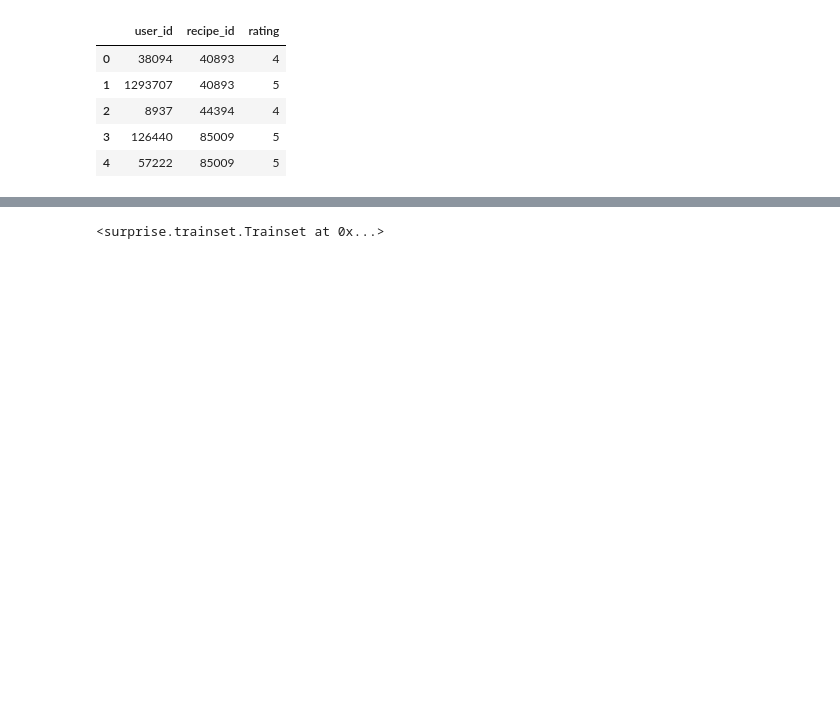
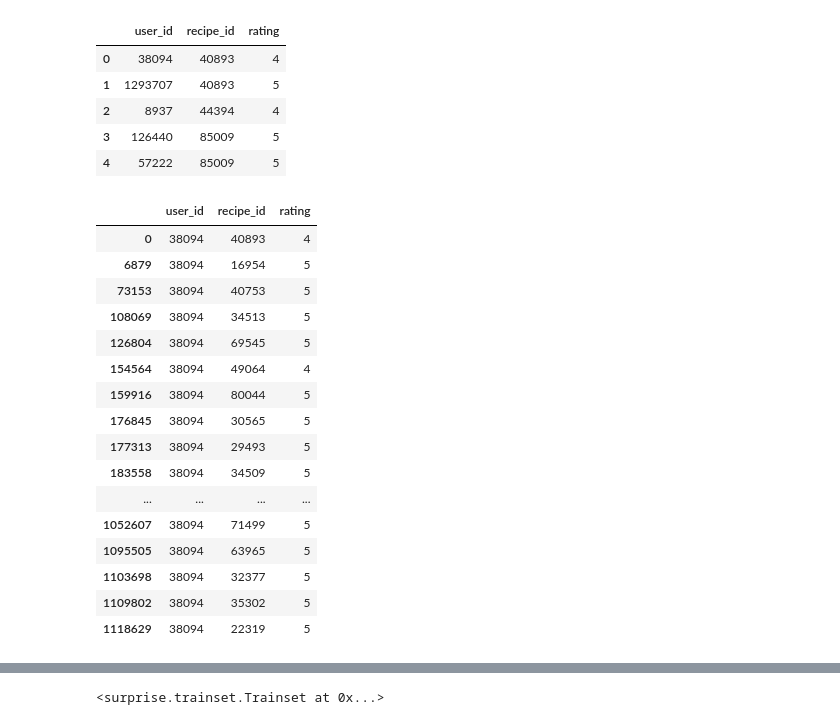
Before and after one commit to kli210/recipe_recommender_capstone, a Jupyter notebook: advanced_modelling.ipynb, the cells around one changed output, grey strips where cells are left out. Drawn from its saved outputs; the diff is of its cells as text; code cells hidden in the pictures; blank space fills up the shorter version.

```diff
--- a/advanced_modelling.ipynb
+++ b/advanced_modelling.ipynb
@@ -26,3 +29,23 @@ users_df.head()
 | 2 | 8937 | 44394 | 4 |
 | 3 | 126440 | 85009 | 5 |
 | 4 | 57222 | 85009 | 5 |
+# %%
+users_df[users_df['user_id'] == '38094']
+# %% [output]
+|  | user_id | recipe_id | rating |
+| 0 | 38094 | 40893 | 4 |
+| 6879 | 38094 | 16954 | 5 |
+| 73153 | 38094 | 40753 | 5 |
+| 108069 | 38094 | 34513 | 5 |
+| 126804 | 38094 | 69545 | 5 |
+| 154564 | 38094 | 49064 | 4 |
+| 159916 | 38094 | 80044 | 5 |
+| 176845 | 38094 | 30565 | 5 |
+| 177313 | 38094 | 29493 | 5 |
+| 183558 | 38094 | 34509 | 5 |
+| ... | ... | ... | ... |
+| 1052607 | 38094 | 71499 | 5 |
+| 1095505 | 38094 | 63965 | 5 |
+| 1103698 | 38094 | 32377 | 5 |
+| 1109802 | 38094 | 35302 | 5 |
+| 1118629 | 38094 | 22319 | 5 |
```
Also changed, not shown: parts of 6 cells of this notebook.
